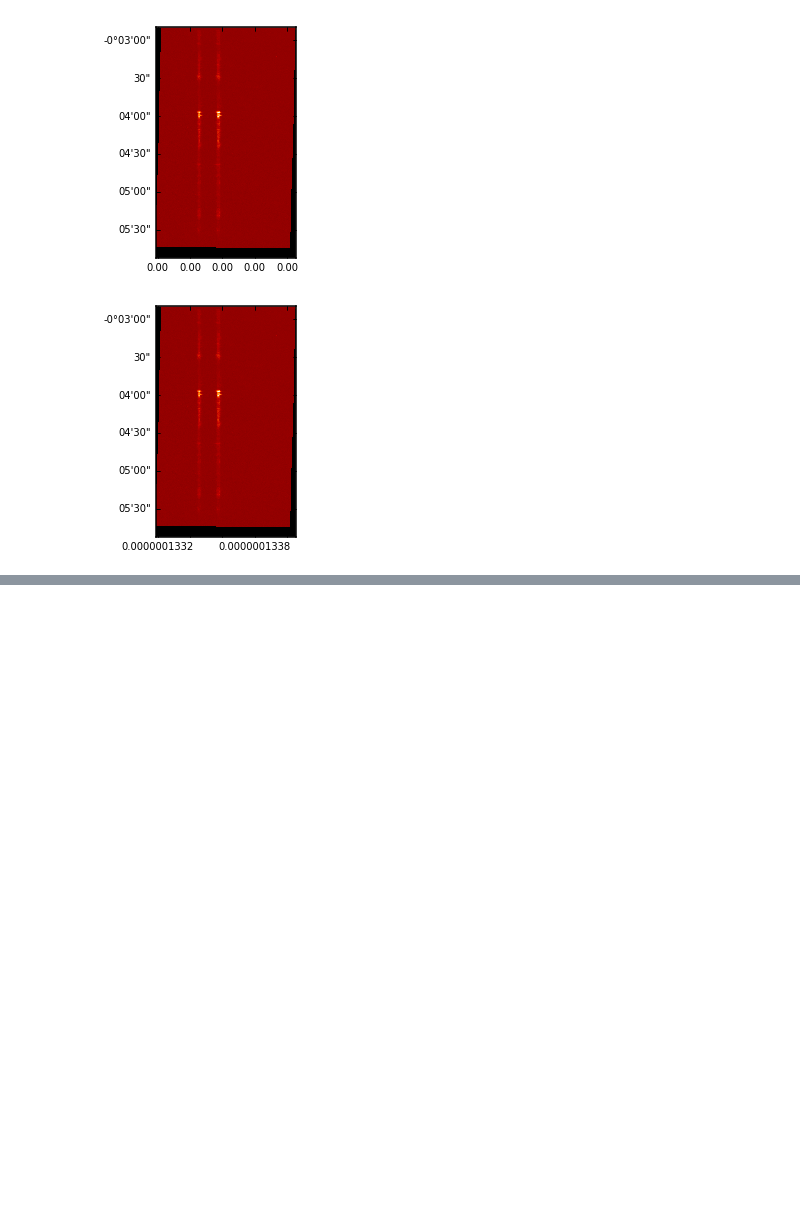
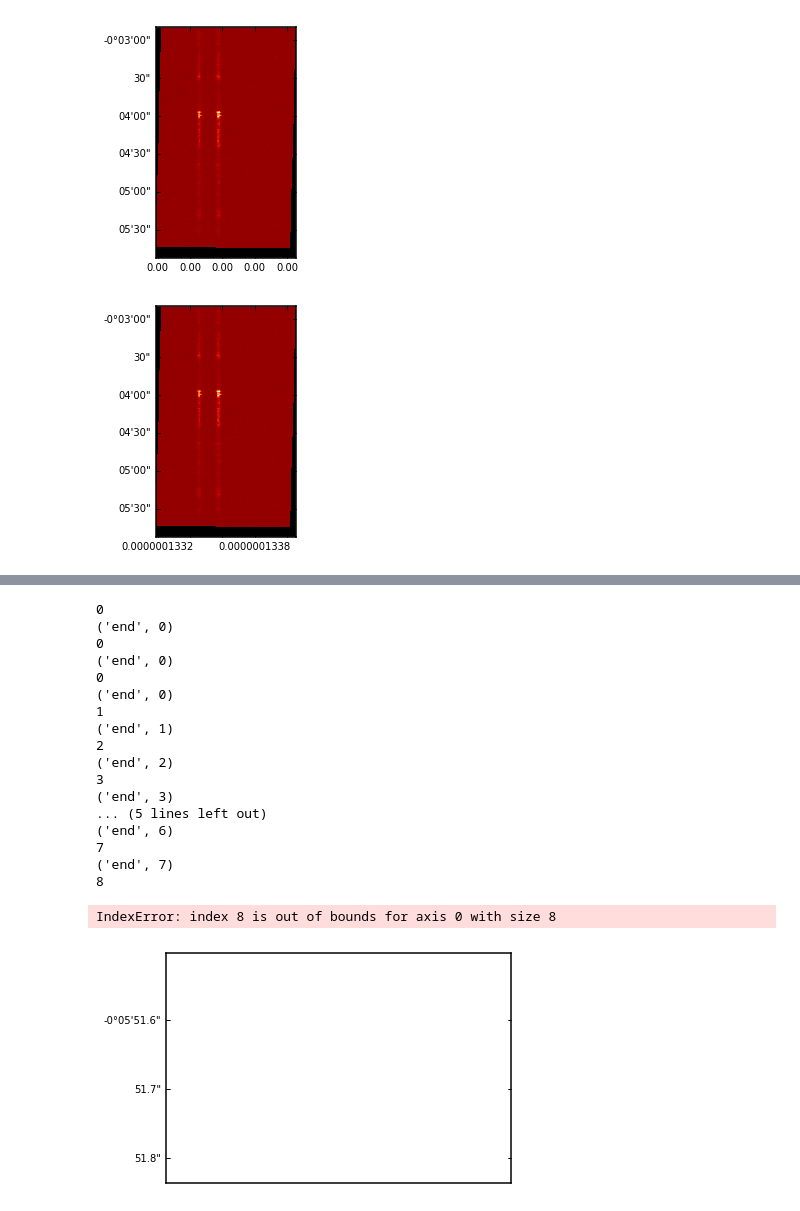
Before and after one commit to abit2/jupyter-notebooks, a Jupyter notebook: raster_without_old_class.ipynb, the cells around one changed output, grey strips where cells are left out. Drawn from its saved outputs; the diff is of its cells as text; code cells hidden in the pictures; blank space fills up the shorter version.

Commit message:
error when adding im out of bound

```diff
--- a/raster_without_old_class.ipynb
+++ b/raster_without_old_class.ipynb
@@ -88,0 +147,47 @@ plt.show()
+# %%
+import numpy as np
+import matplotlib.pyplot as plt
+import matplotlib.animation as animation
+
+fig = plt.figure()
+ax = fig.add_axes([0.1, 0.1, 0.8, 0.8], projection=dc.axes_wcs, slices=(0, 'y',  'x'))
+ax.coords[2].set_ticks(exclude_overlapping=True)
+ax.coords[2].set_format_unit(u.nm)
+
+# data = dc.data[0]
+# im = plt.imshow(data,cmap=plt.cm.gist_heat, origin='lower', animated=True)
+
+
+def updatefig(i):
+    print(i)
+    global data
+#     if i==8:
+#         return im,
+    data = dc.data[i]
+    im.set_array(data)
+    print("end", i)
+    return im,
+
+anim = animation.FuncAnimation(fig, updatefig, interval=50, blit=True)
+
+HTML(anim.to_html5_video())
+# %% [output]
+0
+('end', 0)
+0
+('end', 0)
+0
+('end', 0)
+1
+('end', 1)
+2
+('end', 2)
+3
+('end', 3)
+... (5 lines left out)
+('end', 6)
+7
+('end', 7)
+8
+IndexError: index 8 is out of bounds for axis 0 with size 8
+[figure, added]
```
Also changed, not shown: parts of 2 cells of this notebook.
